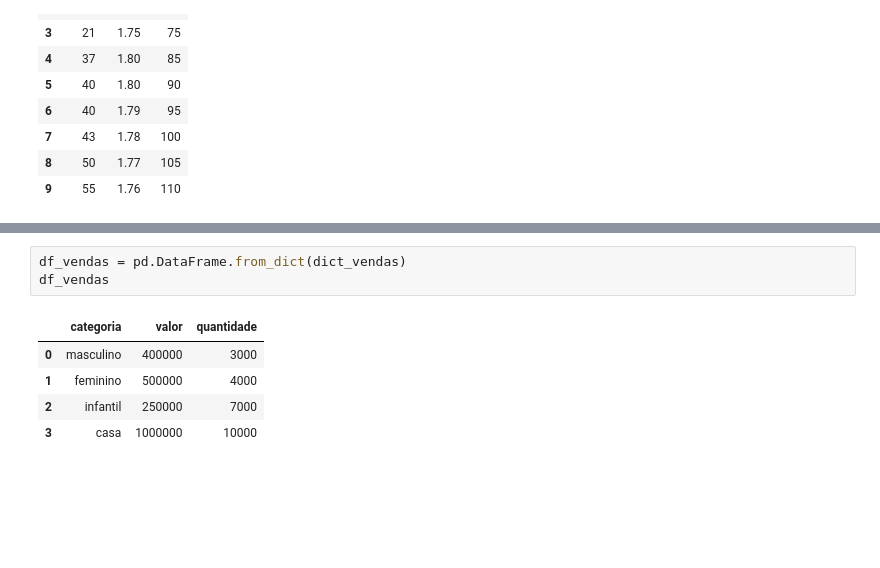
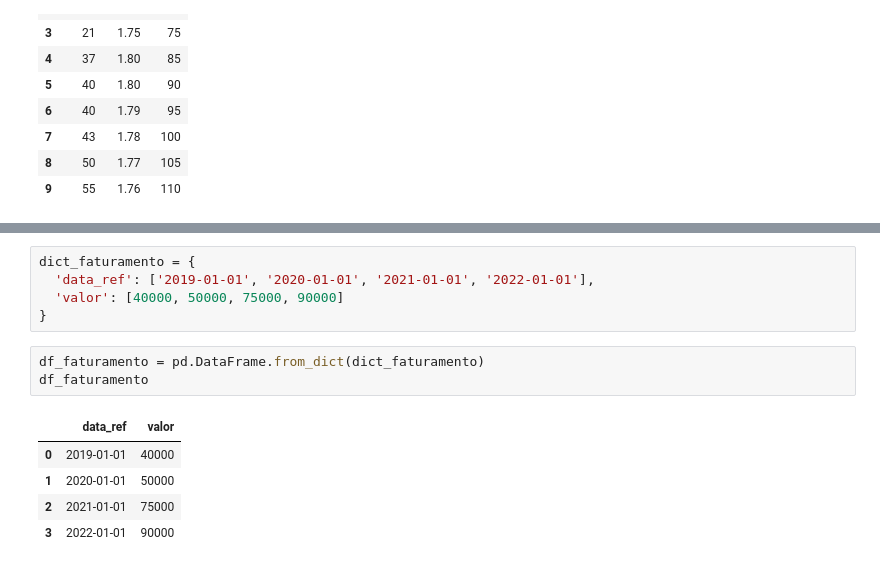
Before and after one commit to DaviPaluch/ai-development, a Jupyter notebook: statistic_4_devs.ipynb, the cells around one changed output, grey strips where cells are left out. Drawn from its saved outputs; the diff is of its cells as text; blank space fills up the shorter version.

```diff
--- a/statistic_4_devs.ipynb
+++ b/statistic_4_devs.ipynb
@@ -61,9 +71,14 @@ dict_vendas = {
+# %%
+dict_faturamento = {
+  'data_ref': ['2019-01-01', '2020-01-01', '2021-01-01', '2022-01-01'],
+  'valor': [40000, 50000, 75000, 90000]
+}
 # %%
-df_vendas = pd.DataFrame.from_dict(dict_vendas)
-df_vendas
+df_faturamento = pd.DataFrame.from_dict(dict_faturamento)
+df_faturamento
 # %% [output]
-|  | categoria | valor | quantidade |
-| 0 | masculino | 400000 | 3000 |
-| 1 | feminino | 500000 | 4000 |
-| 2 | infantil | 250000 | 7000 |
-| 3 | casa | 1000000 | 10000 |
+|  | data_ref | valor |
+| 0 | 2019-01-01 | 40000 |
+| 1 | 2020-01-01 | 50000 |
+| 2 | 2021-01-01 | 75000 |
+| 3 | 2022-01-01 | 90000 |
```
Also changed, not shown: parts of 17 cells of this notebook.
